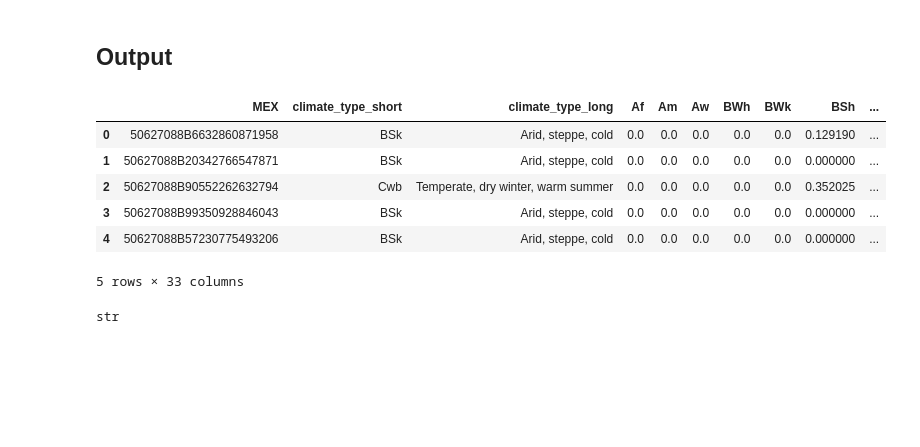
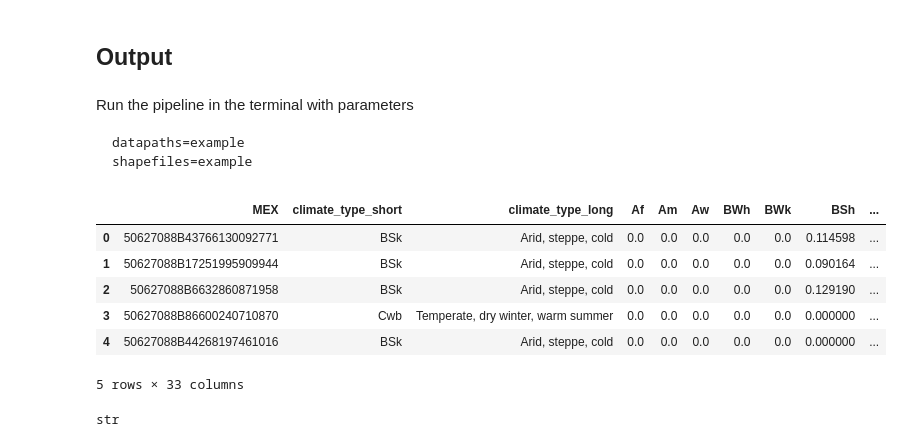
Before and after one commit to NSAPH-Data-Processing/climate_types_raster2polygon, a Jupyter notebook: notes/global_eda.ipynb, the cells around one changed output. Drawn from its saved outputs; the diff is of its cells as text; code cells hidden in the pictures; blank space fills up the shorter version.

````diff
--- a/notes/global_eda.ipynb
+++ b/notes/global_eda.ipynb
@@ -66,17 +65,24 @@ Index(['shapeID_2', 'shapeName_', 'shapeISO_2', 'shapeType_', 'ABYear_2',
 # %% [markdown]
 ## Output
+# %% [markdown]
+Run the pipeline in the terminal with parameters
+
+```
+datapaths=example
+shapefiles=example
+```
 # %%
 # Read the aggregated climate types file
-pq_file = 'data/output/climate_types_raster2polygon/climate_types_MEX_ADM2all.parquet'
+pq_file = 'data/output/climate_types_raster2polygon/climate_types_MEX_ADM2.parquet'
 climate_types_df = pq.read_table(pq_file).to_pandas()
 climate_types_df.head()
 # %% [output]
 |  | MEX | climate_type_short | climate_type_long | Af | Am | Aw | BWh | BWk | BSh | ... |
-| 0 | 50627088B6632860871958 | BSk | Arid, steppe, cold | 0.0 | 0.0 | 0.0 | 0.0 | 0.0 | 0.129190 | ... |
-| 1 | 50627088B20342766547871 | BSk | Arid, steppe, cold | 0.0 | 0.0 | 0.0 | 0.0 | 0.0 | 0.000000 | ... |
-| 2 | 50627088B90552262632794 | Cwb | Temperate, dry winter, warm summer | 0.0 | 0.0 | 0.0 | 0.0 | 0.0 | 0.352025 | ... |
-| 3 | 50627088B99350928846043 | BSk | Arid, steppe, cold | 0.0 | 0.0 | 0.0 | 0.0 | 0.0 | 0.000000 | ... |
-| 4 | 50627088B57230775493206 | BSk | Arid, steppe, cold | 0.0 | 0.0 | 0.0 | 0.0 | 0.0 | 0.000000 | ... |
+| 0 | 50627088B43766130092771 | BSk | Arid, steppe, cold | 0.0 | 0.0 | 0.0 | 0.0 | 0.0 | 0.114598 | ... |
+| 1 | 50627088B17251995909944 | BSk | Arid, steppe, cold | 0.0 | 0.0 | 0.0 | 0.0 | 0.0 | 0.090164 | ... |
+| 2 | 50627088B6632860871958 | BSk | Arid, steppe, cold | 0.0 | 0.0 | 0.0 | 0.0 | 0.0 | 0.129190 | ... |
+| 3 | 50627088B86600240710870 | Cwb | Temperate, dry winter, warm summer | 0.0 | 0.0 | 0.0 | 0.0 | 0.0 | 0.000000 | ... |
+| 4 | 50627088B44268197461016 | BSk | Arid, steppe, cold | 0.0 | 0.0 | 0.0 | 0.0 | 0.0 | 0.000000 | ... |
 5 rows × 33 columns
 # %%
 type(climate_types_df.MEX[0])
````
Also changed, not shown: parts of 11 cells of this notebook.
